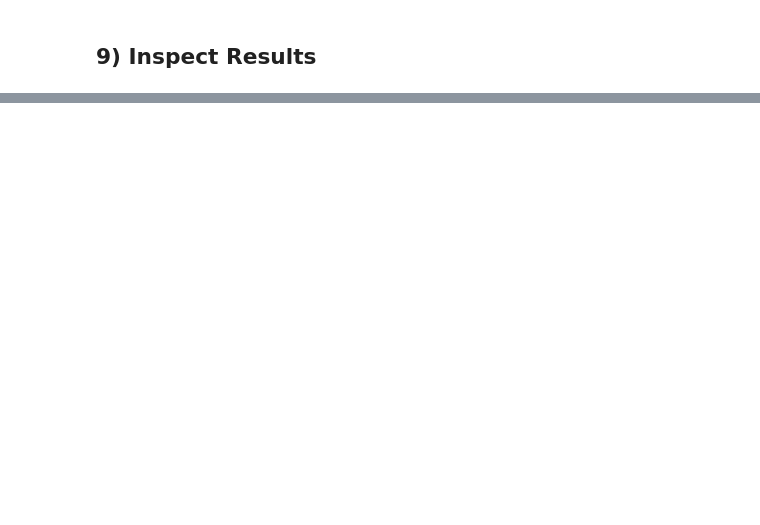
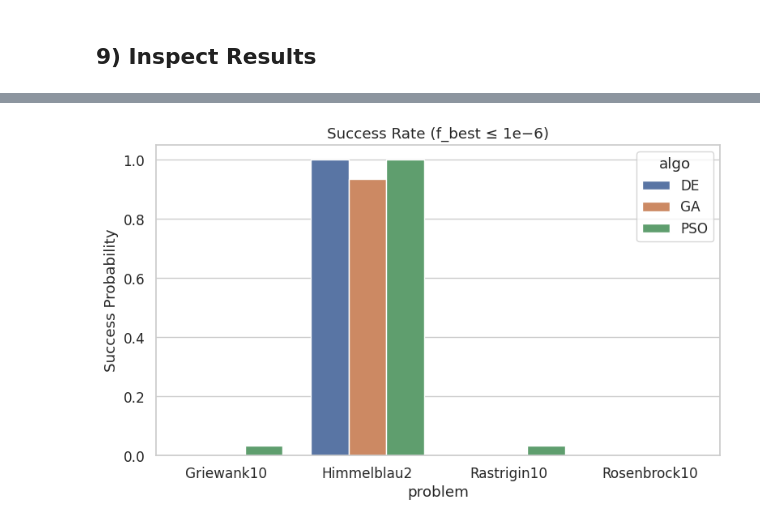
Before and after one commit to raqcoss/EvoComputing, a Jupyter notebook: HW3.ipynb, the cells around one changed output, grey strips where cells are left out. Saved outputs shown, nothing was run; the diff lists cells and outputs as text; code cells hidden in the pictures; blank space fills up the shorter version.

```diff
--- a/HW3.ipynb
+++ b/HW3.ipynb
@@ -792,0 +874,18 @@ Pairwise Wilcoxon summary
+# %%
+# ---------------------------
+# 2. Success rate barplot
+# ---------------------------
+success_df = (
+    df_all.groupby(["problem", "algo"])["success_at_1e-6"]
+    .mean()
+    .reset_index()
+)
+plt.figure(figsize=(8, 5))
+sns.barplot(data=success_df, x="problem", y="success_at_1e-6", hue="algo")
+plt.title("Success Rate (f_best ≤ 1e−6)")
+plt.ylabel("Success Probability")
+plt.ylim(0, 1.05)
+plt.tight_layout()
+plt.show()
+# %% [output]
+[figure, added]
```
Also changed, not shown: parts of 15 cells of this notebook, 14 other files.
